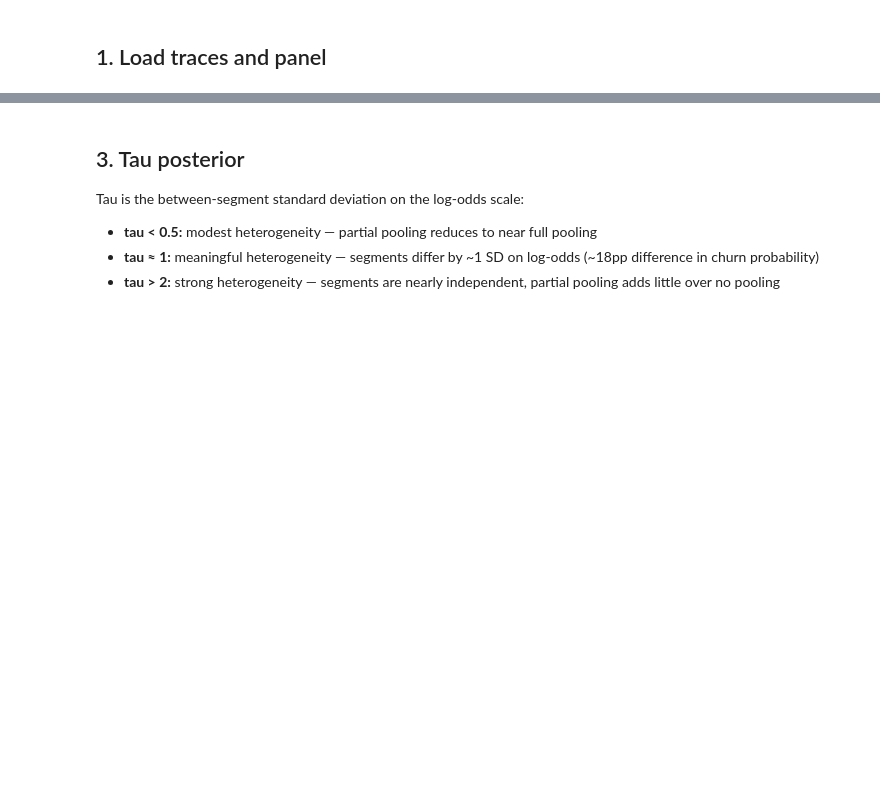
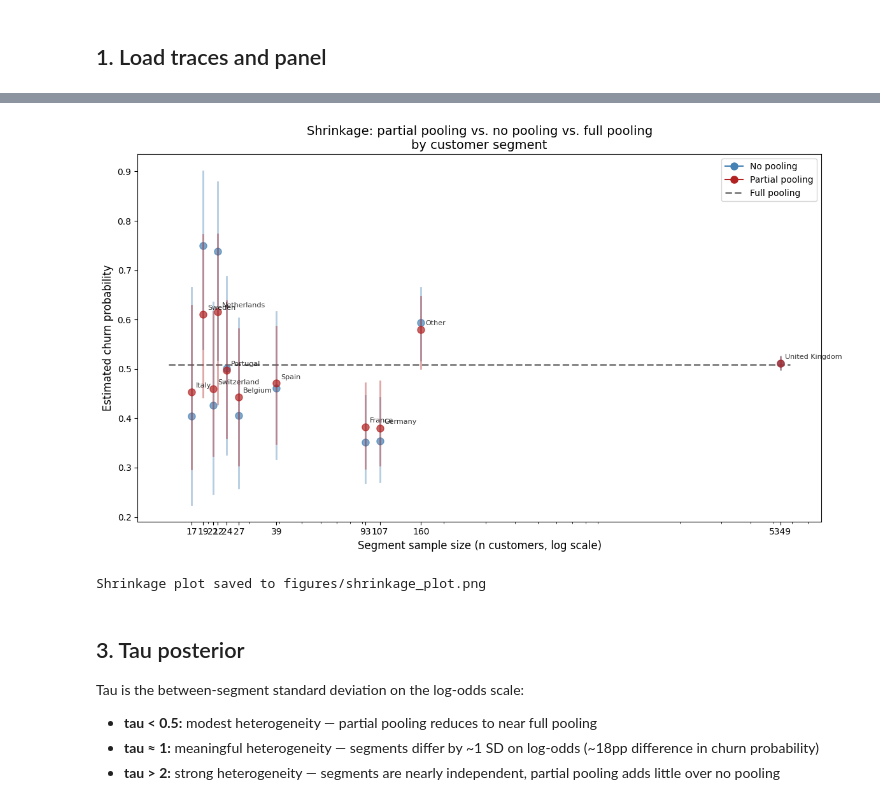
Before and after one commit to ruschenpohler/bayesian-segmentation, a Jupyter notebook: notebooks/04_results.ipynb, the cells around one changed output, grey strips where cells are left out. Cells and saved outputs as stored; diff of their text form; code cells hidden in the pictures; blank space fills up the shorter version.

```diff
--- a/notebooks/04_results.ipynb
+++ b/notebooks/04_results.ipynb
@@ -57,31 +64,37 @@ print(f"Full pooling (global mean): {fp_mean:.3f}")
 # %%
 fig, ax = plt.subplots(figsize=(12, 7))
 
-ax.hlines(fp_mean, 0, seg_sizes.max() * 1.1, colors="grey",
+ax.hlines(fp_mean, seg_sizes.min() * 0.8, seg_sizes.max() * 1.1, colors="grey",
           linestyles="dashed", linewidth=2, label="Full pooling (global mean)")
 
 for i, (n, name) in enumerate(zip(seg_sizes, seg_names)):
     ax.plot(n, np_means[i], "o", color="steelblue", alpha=0.7, markersize=8)
     ax.plot([n, n], [np_lo[i], np_hi[i]], color="steelblue", alpha=0.4, linewidth=2)
     ax.plot(n, pp_means[i], "o", color="firebrick", alpha=0.7, markersize=8)
     ax.plot([n, n], [pp_lo[i], pp_hi[i]], color="firebrick", alpha=0.4, linewidth=2)
     ax.annotate(name, (n, pp_means[i]), fontsize=8, alpha=0.8,
                 textcoords="offset points", xytext=(5, 5))
 
+ax.set_xscale("log")
+ax.set_xticks(seg_sizes)
+ax.get_xaxis().set_major_formatter(plt.ScalarFormatter())
+
 legend_elements = [
     Line2D([0], [0], marker="o", color="steelblue", label="No pooling", markersize=8),
     Line2D([0], [0], marker="o", color="firebrick", label="Partial pooling", markersize=8),
     Line2D([0], [0], color="grey", linestyle="dashed", label="Full pooling", linewidth=2),
 ]
 ax.legend(handles=legend_elements, loc="best")
-ax.set_xlabel("Segment sample size (n customers)", fontsize=12)
+ax.set_xlabel("Segment sample size (n customers, log scale)", fontsize=12)
 ax.set_ylabel("Estimated churn probability", fontsize=12)
 ax.set_title("Shrinkage: partial pooling vs. no pooling vs. full pooling\nby customer segment", fontsize=14)
-ax.set_xlim(0, seg_sizes.max() * 1.15)
 plt.tight_layout()
 plt.savefig("../figures/shrinkage_plot.png", dpi=150, bbox_inches="tight")
 plt.show()
 print("Shrinkage plot saved to figures/shrinkage_plot.png")
+# %% [output]
+[figure, added]
+Shrinkage plot saved to figures/shrinkage_plot.png
 # %% [markdown]
 ## 3. Tau posterior
 
```
Also changed, not shown: parts of 8 cells of this notebook, 3 other files.
